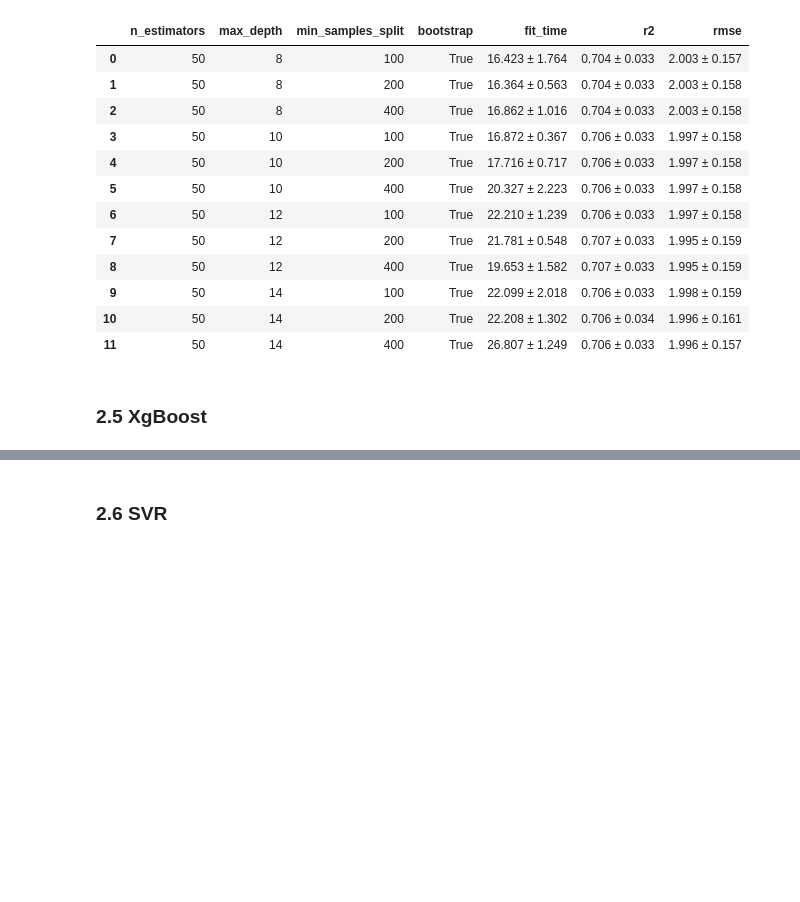
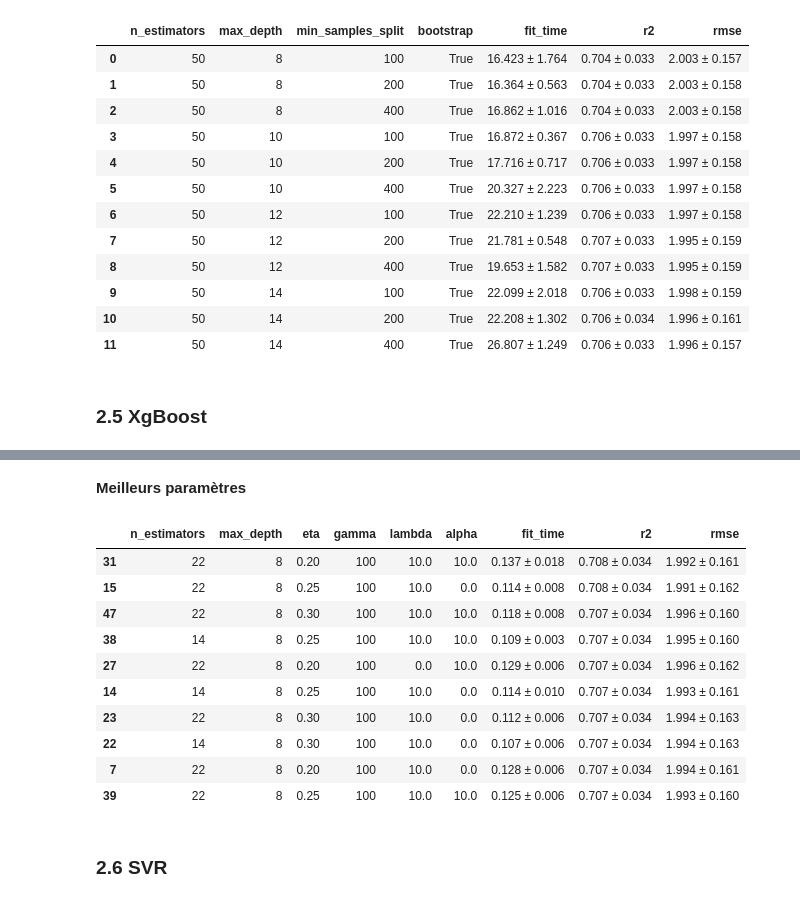
Before and after one commit to DarenXL/Apprentissage-Supervise-M2-MIA, a Jupyter notebook: Regression/regression.ipynb, the cells around one changed output, grey strips where cells are left out. Cells and saved outputs as stored; diff of their text form; code cells hidden in the pictures; blank space fills up the shorter version.

```diff
--- a/Regression/regression.ipynb
+++ b/Regression/regression.ipynb
@@ -444,0 +514,4 @@ RFModel_CV.score_table()
+# %%
+xgb_reg = XGBRegressor(**{'n_estimators': 14,'max_depth': 6,'gamma' : 100})
+# %%
+xgb_reg.fit(Xtrain, Ytrain)
@@ -445,3 +556,34 @@ RFModel_CV.score_table()
+# %%
+remove = ['log_duration', 'passenger_count','store_and_fwd_flag_Y','RatecodeID_3.0','Airport_fee','improvement_surcharge','mta_tax','RatecodeID_2.0']
+         #'RatecodeID_5.0', 'week_end', 'congestion_surcharge','VendorID_2','long_trip','PU_location_lon','DO_location_lat']
+# %% [markdown]
+**Meilleurs paramètres**
+# %%
+xgb_reg = XGBRegressor()
+
+param_grid = {
+    'n_estimators': [14, 22],
+    'max_depth': [6, 8],
+    'eta' : [.2,.25,.3],
+    'gamma' : [100],
+    'lambda': [0,10.],
+    'alpha' : [0,10.],
+}
+RFModel_CV = GridSearchAnalysis(xgb_reg, Xtrain.drop(remove,axis=1), Ytrain, scoring, param_grid=param_grid)
+# %%
+RFModel_CV.score_table().sort_values('r2',ascending=False).head(10)
+# %% [output]
+|  | n_estimators | max_depth | eta | gamma | lambda | alpha | fit_time | r2 | rmse |
+| 31 | 22 | 8 | 0.20 | 100 | 10.0 | 10.0 | 0.137 ± 0.018 | 0.708 ± 0.034 | 1.992 ± 0.161 |
+| 15 | 22 | 8 | 0.25 | 100 | 10.0 | 0.0 | 0.114 ± 0.008 | 0.708 ± 0.034 | 1.991 ± 0.162 |
+| 47 | 22 | 8 | 0.30 | 100 | 10.0 | 10.0 | 0.118 ± 0.008 | 0.707 ± 0.034 | 1.996 ± 0.160 |
+| 38 | 14 | 8 | 0.25 | 100 | 10.0 | 10.0 | 0.109 ± 0.003 | 0.707 ± 0.034 | 1.995 ± 0.160 |
+| 27 | 22 | 8 | 0.20 | 100 | 0.0 | 10.0 | 0.129 ± 0.006 | 0.707 ± 0.034 | 1.996 ± 0.162 |
+| 14 | 14 | 8 | 0.25 | 100 | 10.0 | 0.0 | 0.114 ± 0.010 | 0.707 ± 0.034 | 1.993 ± 0.161 |
+| 23 | 22 | 8 | 0.30 | 100 | 10.0 | 0.0 | 0.112 ± 0.006 | 0.707 ± 0.034 | 1.994 ± 0.163 |
+| 22 | 14 | 8 | 0.30 | 100 | 10.0 | 0.0 | 0.107 ± 0.006 | 0.707 ± 0.034 | 1.994 ± 0.163 |
+| 7 | 22 | 8 | 0.20 | 100 | 10.0 | 0.0 | 0.128 ± 0.006 | 0.707 ± 0.034 | 1.994 ± 0.161 |
+| 39 | 22 | 8 | 0.25 | 100 | 10.0 | 10.0 | 0.125 ± 0.006 | 0.707 ± 0.034 | 1.993 ± 0.160 |
 # %% [markdown]
 ### 2.6 SVR
 # %% [markdown]
```
Also changed, not shown: parts of 20 cells of this notebook, 1 other file.
